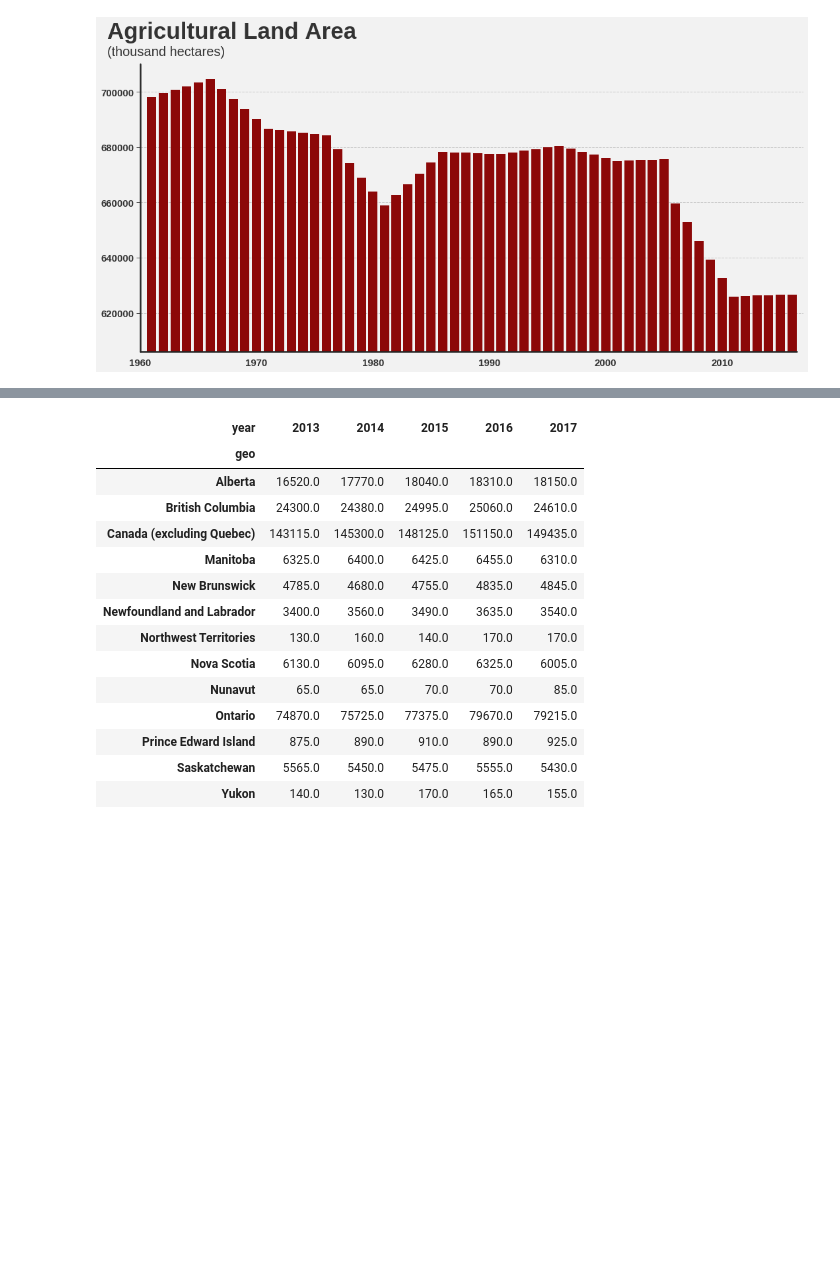
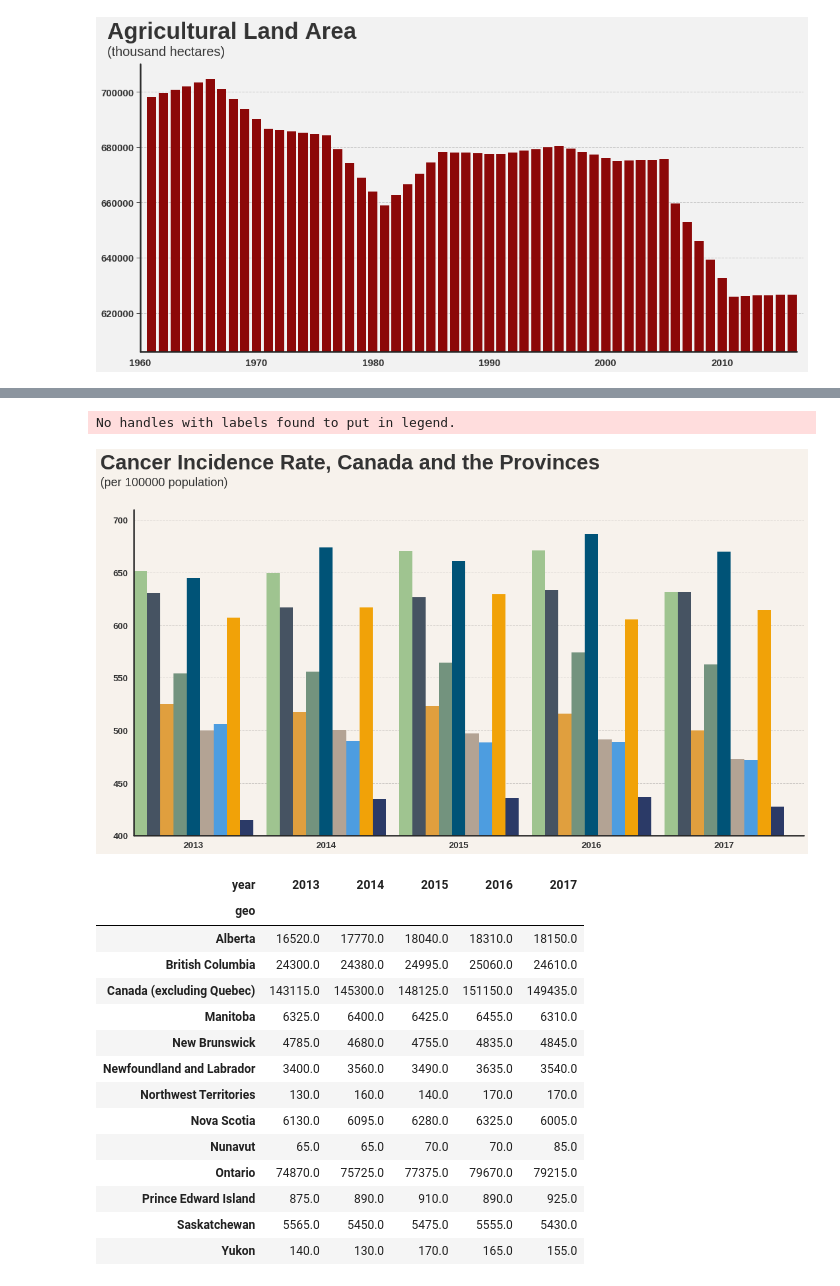
Before and after one commit to Vanagand/DS-Unit-1-Build, a Jupyter notebook: DS_Unit_1_Build.ipynb, the cells around one changed output, grey strips where cells are left out. Saved outputs shown, nothing was run; the diff lists cells and outputs as text; code cells hidden in the pictures; blank space fills up the shorter version.

```diff
--- a/DS_Unit_1_Build.ipynb
+++ b/DS_Unit_1_Build.ipynb
@@ -393,3 +313,83 @@ plt.show()
+# %%
+fig, ax = plt.subplots(figsize=(20, 10))
+
+font = FontProperties()
+font.set_style('normal')
+
+fig.patch.set(facecolor='#F7F2EC') # Background (exterior)
+ax.set(facecolor='#F7F2EC') # Axes background (interior)
+
+plt.style.use('seaborn-ticks')
+
+n = 5
+index = np.arange(n) # label coordinate
+width = 0.1  # the width of the bars
+
+plt.title(x=-0.05, y=1.125, label="Cancer Incidence Rate, Canada and the Provinces",
+          ha='left', fontproperties=font, weight='bold', fontsize=35,
+          color='#333333', transform=ax.transAxes)
+ax.text(x=-0.05, y=1.072, s='(per 100000 population)',
+        ha='left', weight='normal', fontsize=20, color='#333333',
+        transform=ax.transAxes)
+
+# data_qc = () no data
+data_ns = (651.8, 649.4, 670.6, 670.9, 631.8)
+data_nb = (630.8, 616.6, 626.6, 633.4, 631.9)
+data_bc = (524.8, 517.9, 523.3, 515.7, 499.8)
+data_on = (554.2, 556.1, 564.5, 574.2, 562.9)
+data_nl = (645.0, 674.0, 660.8, 686.6, 670.0)
+data_mb = (500.2, 500.4, 497.2, 491.2, 472.7)
+data_sk = (506.0, 489.7, 488.4, 489.0, 471.8)
+data_pe = (607.2, 616.8, 629.6, 605.6, 614.7)
+data_ab = (415.0, 435.2, 435.3, 436.4, 427.7)
+
+bar_ns = plt.bar(index, data_ns, width, color='#9FC490') # New color entry
+bar_nb = plt.bar(index + width, data_nb, width, color='#465362') # New color entry
+bar_bc = plt.bar(index + 2*width, data_bc, width, color='#E09F3E')
+bar_on = plt.bar(index + 3*width, data_on, width, color='#73937E')
+bar_nl = plt.bar(index + 4*width, data_nl, width, color='#005377') # New color entry
+bar_mb = plt.bar(index + 5*width, data_mb, width, color='#B3A394')
+bar_sk = plt.bar(index + 6*width, data_sk, width, color='#4D9DE0')
+bar_pe = plt.bar(index + 7*width, data_pe, width, color='#F1A208') # New color entry
+bar_ab = plt.bar(index + 8*width, data_ab, width, color='#2B3A67')
+
+ax.tick_params(axis='both', which='both', labelsize=12,
+               bottom=False, top=False, labelbottom=True,
+               left=False, right=False, labelleft=True)
+
+# plt.plot(year, [1000, 1000, 1000, 1000, 1000], linewidth=2.5, ls='--', c='#A30015', zorder=2)
+# plt.scatter([3.1], [1000], s=200, c='red', zorder=2)
+# ax.text(3.2, 1000, s='Others, <1000', verticalalignment='center', horizontalalignment='left', size=15, weight='bold', color='#A30015', zorder=2)
+
+ax.set_xticklabels(['2013', '2014','2015','2016', '2017'], size=15, weight='bold', color='#333333')
+ax.set_yticklabels(range(400, 701, 50), size=15, weight='bold', color='#333333')
+ax.set_yticks(range(400, 701, 50))
+ax.set_xticks([0.4, 1.4, 2.4, 3.4, 4.4])
+
+plt.ylim(400, 710)
+plt.xlim(-0.05, 5)
+
+ax.grid(True, 'major', 'y', ls='--', lw=1, c='#333333', alpha=.2)
+
+ax.spines['left'].set_visible(True)
+ax.spines['left'].set_smart_bounds(False)
+ax.spines['left'].set_linewidth(2.5)
+ax.spines['left'].set_capstyle("round")
+ax.spines['right'].set_visible(False)
+ax.spines['top'].set_visible(False)
+ax.spines['bottom'].set_visible(True)
+ax.spines['bottom'].set_smart_bounds(False)
+ax.spines['bottom'].set_linewidth(2.5)
+ax.spines['bottom'].set_capstyle("round")
+
+plt.legend()
+
+# plt.savefig("cdn_census_cancer_plot.png", bbox_inches='tight', facecolor='#F7F2EC')
+
+plt.show()
+# %% [output]
+No handles with labels found to put in legend.
+[figure, added]
 # %%
 cancer_numbers = (cdn_cancer_2013_2017_df['uom'] == 'Number')
 
```
Also changed, not shown: parts of 15 cells of this notebook.
